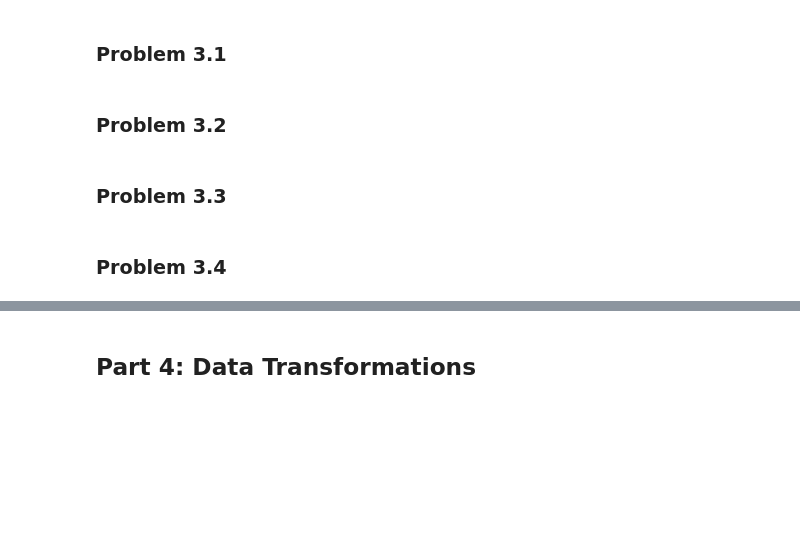
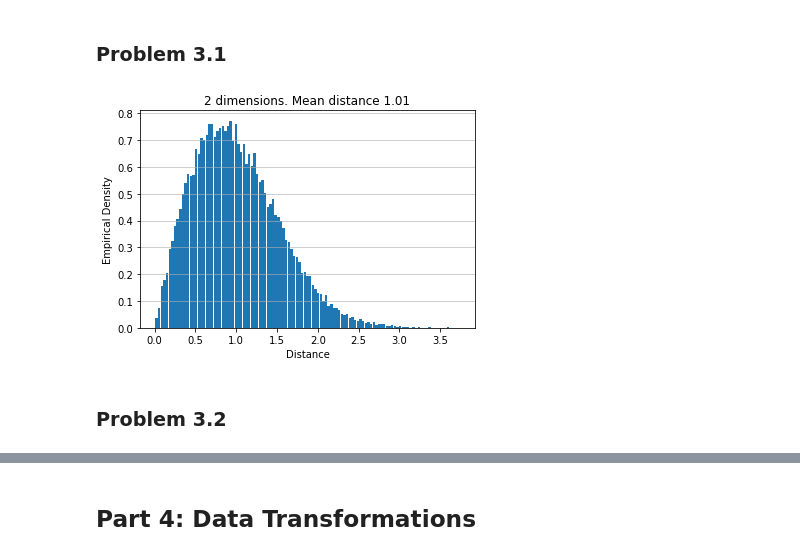
Before and after one commit to amanmibra/cs371, a Jupyter notebook: homework02/homework02.ipynb, the cells around one changed output, grey strips where cells are left out. Saved outputs shown, nothing was run; the diff lists cells and outputs as text; code cells hidden in the pictures; blank space fills up the shorter version.

```diff
--- a/homework02/homework02.ipynb
+++ b/homework02/homework02.ipynb
@@ -49,9 +57,21 @@ def show_histogram(x, d):
     plt.title(format_string.format(d, 's' if d > 1 else '', mean))
 # %% [markdown]
 ### Problem 3.1
+# %%
+def distances(points):
+
+    output = []
+
+    for a in points:
+        for b in points:
+            if not np.array_equal(a,b):
+                output.append(np.linalg.norm(a-b))
+    return output
+# %%
+samp = gaussian_sample(300, 2)
+dist = distances(samp)
+show_histogram(dist, 2)
+# %% [output]
+[figure, added]
 # %% [markdown]
 ### Problem 3.2
-# %% [markdown]
-### Problem 3.3
-# %% [markdown]
-### Problem 3.4
```
Also changed, not shown: parts of 14 cells of this notebook, 1 other file.
